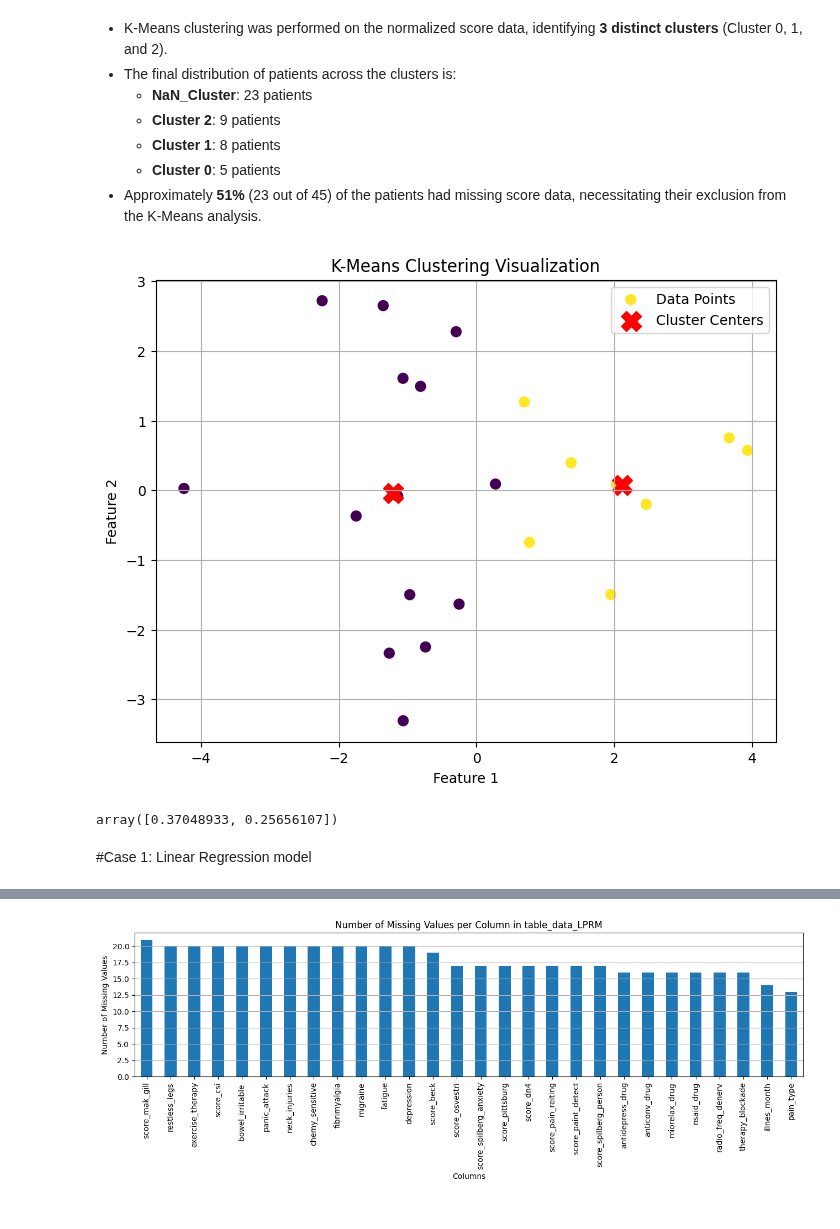
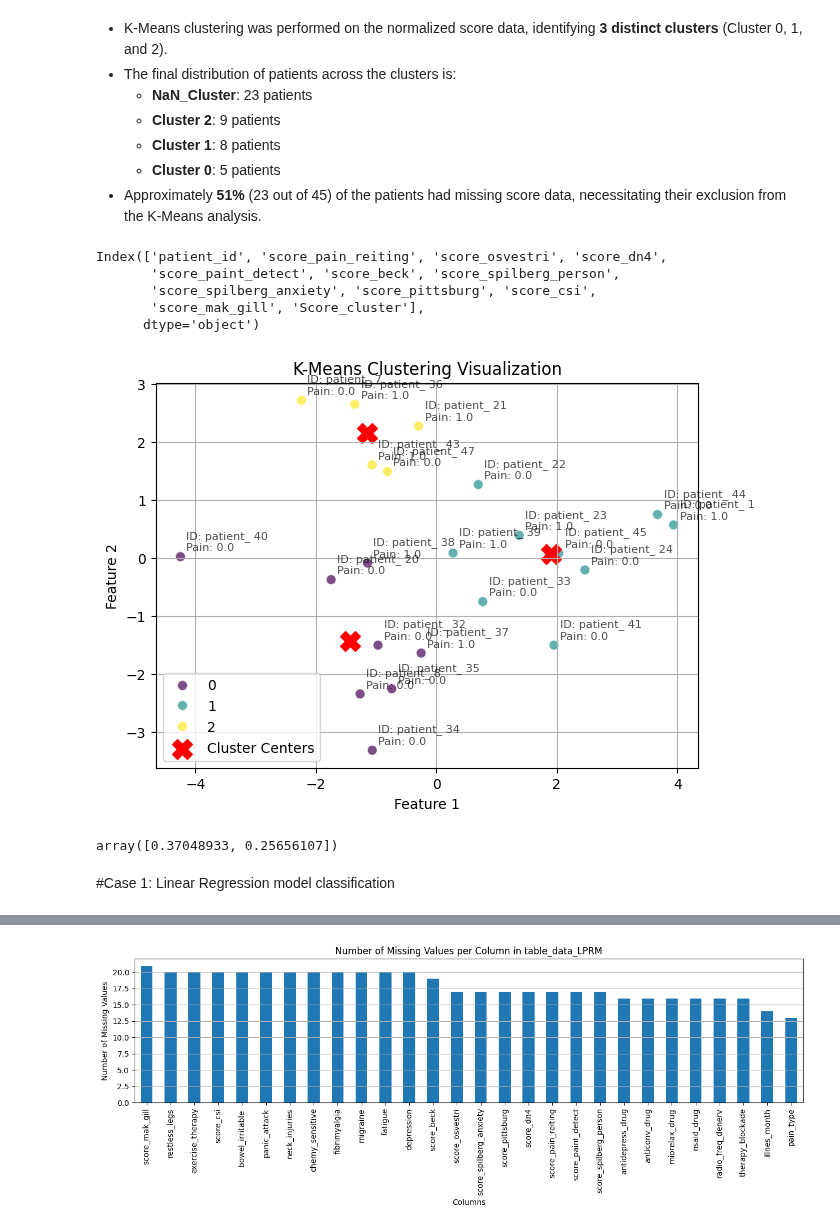
Before and after one commit to TAUforPython/TMS-pain-analysis, a Jupyter notebook: ML_TMS_pain_analysis.ipynb, the cells around one changed output, grey strips where cells are left out. Drawn from its saved outputs; the diff is of its cells as text; code cells hidden in the pictures.

```diff
--- a/ML_TMS_pain_analysis.ipynb
+++ b/ML_TMS_pain_analysis.ipynb
@@ -6,9 +6,9 @@ import numpy as np
 import seaborn as sns
 import matplotlib.pyplot as plt
 # %%
-link_url = 'https://raw.githubusercontent.com/TAUforPython/TMS_pain_analysis/refs/heads/main/datasets/tms_data.csv'
+link_url = 'https://raw.githubusercontent.com/TAUforPython/TMS-pain-analysis/refs/heads/main/test_datasets/tms_data.csv'
 
-raw_data = pd.read_csv(link_url, sep = ',', index_col=0)
+raw_data = pd.read_csv(link_url, sep = ';')
 raw_data.head(5)
 # %% [output]
 |  | patient_id | sex | age | pain_type | illnes_month | score_pain_reiting | score_osvestri | score_dn4 | ... |
@@ -34,4 +20,0 @@ raw_data.describe()
-# %%
-raw_data = raw_data.drop(['Unnamed: 51', 'Unnamed: 52', 'Unnamed: 53','interstimul_interval','interstimul_threshod'], axis=1)
-raw_data['age'].values[35] = 55
-raw_data['age'].values[35]
@@ -328,7 +291,7 @@ Countplots for diagnosis and treatment features generated.
 therapy_data = table_data[subset_therapy_columns].drop('patient_id', axis=1)
 
 num_features = therapy_data.shape[1]
-ncols = 3
+ncols = 4
 nrows = math.ceil(num_features / ncols)
 
 fig, axes = plt.subplots(nrows=nrows, ncols=ncols, figsize=(3 * ncols, 3 * nrows))
@@ -470,41 +395,71 @@ Name: count, dtype: int64
     *   **Cluster 1**: 8 patients
     *   **Cluster 0**: 5 patients
 *   Approximately **51%** (23 out of 45) of the patients had missing score data, necessitating their exclusion from the K-Means analysis.
+# %%
+all_patients_clustered.columns
+# %% [output]
+Index(['patient_id', 'score_pain_reiting', 'score_osvestri', 'score_dn4',
+       'score_paint_detect', 'score_beck', 'score_spilberg_person',
+       'score_spilberg_anxiety', 'score_pittsburg', 'score_csi',
+       'score_mak_gill', 'Score_cluster'],
+      dtype='object')
 # %%
 from sklearn.decomposition import PCA
 pca = PCA(n_components=2) # Or 3 for 3D visualization
 principal_components = pca.fit_transform(df_scaled_scores)
 pca_score_df = pd.DataFrame(data=principal_components, columns=['PC1', 'PC2'])
 
-kmeans = KMeans(n_clusters=2, random_state=0, n_init=10) # n_init for robust initialization
+kmeans = KMeans(n_clusters=3, random_state=0, n_init=10) # n_init for robust initialization
 
 kmeans.fit(np.array(pca_score_df))
 labels = kmeans.predict(np.array(pca_score_df))
 cluster_centers = kmeans.cluster_centers_
 
+# Add patient_id and pain_type to pca_score_df for annotation
+pca_score_df['patient_id'] = clean_patients['patient_id'].values
+pca_score_df['cluster_label'] = labels
+# Merge pain_type from the original table_data
+pca_score_df = pd.merge(pca_score_df, table_data[['patient_id', 'pain_type']], on='patient_id', how='left')
+
 
 # 3. Create the Scatter Plot
-plt.figure(figsize=(8, 6))
+plt.figure(figsize=(7, 5))
 
 # Plot data points, colored by cluster label
-plt.scatter(np.array(pca_score_df)[:, 0], np.array(pca_score_df)[:, 1], c=labels, s=50, cmap='viridis', label='Data Points')
+sns.scatterplot(
+    x='PC1',
+    y='PC2',
+    hue='cluster_label',
+    palette='viridis',
+    data=pca_score_df,
+    legend='full',
+    s=50,
+    alpha=0.7
+)
+
 # Plot cluster centers
 plt.scatter(cluster_centers[:, 0], cluster_centers[:, 1], c='red', s=200, marker='X', label='Cluster Centers')
 
+
+# Add labels for patient_id and pain_type
+for i, row in pca_score_df.iterrows():
+    plt.text(row['PC1'] + 0.1, row['PC2'] + 0.1,
+             f"ID: {row['patient_id']}\nPain: {row['pain_type']}", # Display patient_id and pain_type
+             fontsize=8, alpha=0.7)
 
 # 4. Add Labels and Title
 plt.title('K-Means Clustering Visualization')
 plt.xlabel('Feature 1')
 plt.ylabel('Feature 2')
 plt.legend()
 plt.grid(True)
 plt.show()
 # %% [output]
-[figure, old version]
+[figure, new version]
 # %%
 pca.explained_variance_ratio_
 # %% [output]
 array([0.37048933, 0.25656107])
 # %% [markdown]
-#Case 1: Linear Regression model
+#Case 1: Linear Regression model classification
 # %%
```
Also changed, not shown: parts of 22 cells of this notebook.
